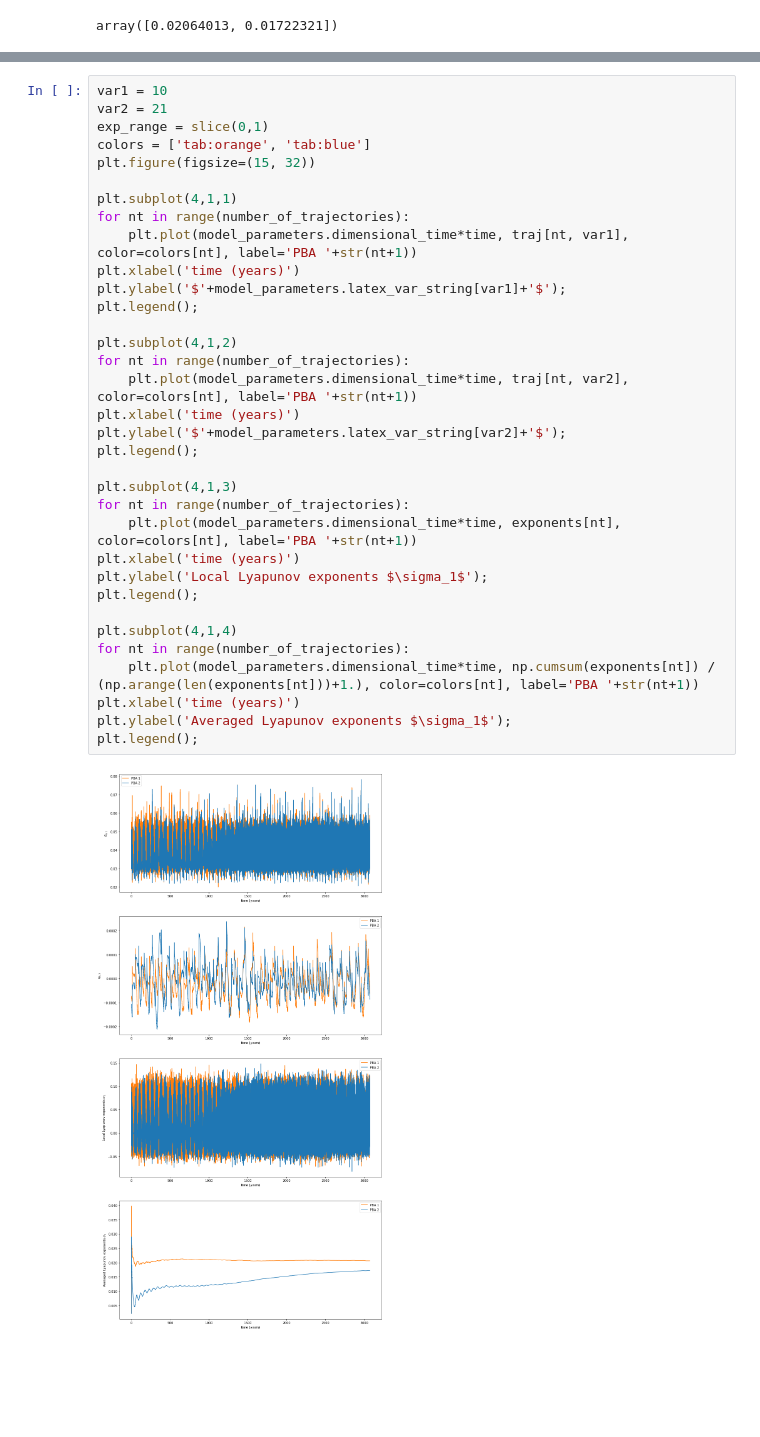
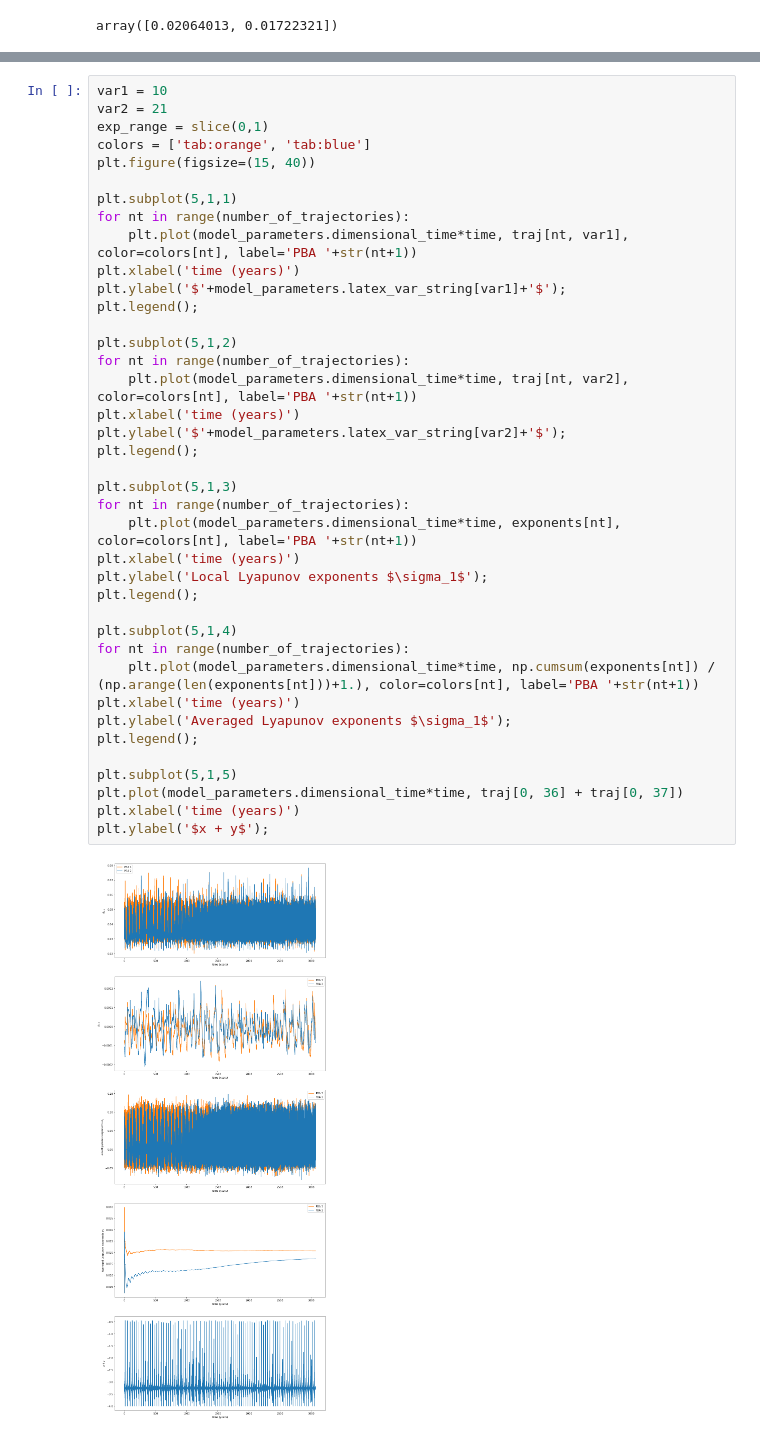
Before and after one commit to jodemaey/VDDG_ENSO_notebooks, a Jupyter notebook: vddg_enso_lyapunov.ipynb, the cells around one changed output, grey strips where cells are left out. Cells and saved outputs as stored; diff of their text form; blank space fills up the shorter version.

```diff
--- a/vddg_enso_lyapunov.ipynb
+++ b/vddg_enso_lyapunov.ipynb
@@ -324,36 +323,41 @@ Plot
 # %%
 var1 = 10
 var2 = 21
 exp_range = slice(0,1)
 colors = ['tab:orange', 'tab:blue']
-plt.figure(figsize=(15, 32))
+plt.figure(figsize=(15, 40))
 
-plt.subplot(4,1,1)
+plt.subplot(5,1,1)
 for nt in range(number_of_trajectories):
     plt.plot(model_parameters.dimensional_time*time, traj[nt, var1], color=colors[nt], label='PBA '+str(nt+1))
 plt.xlabel('time (years)')
 plt.ylabel('$'+model_parameters.latex_var_string[var1]+'$');
 plt.legend();
 
-plt.subplot(4,1,2)
+plt.subplot(5,1,2)
 for nt in range(number_of_trajectories):
     plt.plot(model_parameters.dimensional_time*time, traj[nt, var2], color=colors[nt], label='PBA '+str(nt+1))
 plt.xlabel('time (years)')
 plt.ylabel('$'+model_parameters.latex_var_string[var2]+'$');
 plt.legend();
 
-plt.subplot(4,1,3)
+plt.subplot(5,1,3)
 for nt in range(number_of_trajectories):
     plt.plot(model_parameters.dimensional_time*time, exponents[nt], color=colors[nt], label='PBA '+str(nt+1))
 plt.xlabel('time (years)')
 plt.ylabel('Local Lyapunov exponents $\sigma_1$');
 plt.legend();
 
-plt.subplot(4,1,4)
+plt.subplot(5,1,4)
 for nt in range(number_of_trajectories):
     plt.plot(model_parameters.dimensional_time*time, np.cumsum(exponents[nt]) / (np.arange(len(exponents[nt]))+1.), color=colors[nt], label='PBA '+str(nt+1))
 plt.xlabel('time (years)')
 plt.ylabel('Averaged Lyapunov exponents $\sigma_1$');
 plt.legend();
+
+plt.subplot(5,1,5)
+plt.plot(model_parameters.dimensional_time*time, traj[0, 36] + traj[0, 37])
+plt.xlabel('time (years)')
+plt.ylabel('$x + y$');
 # %% [output]
-[figure, old version]
+[figure, new version]
```
Also changed, not shown: parts of 18 cells of this notebook.
